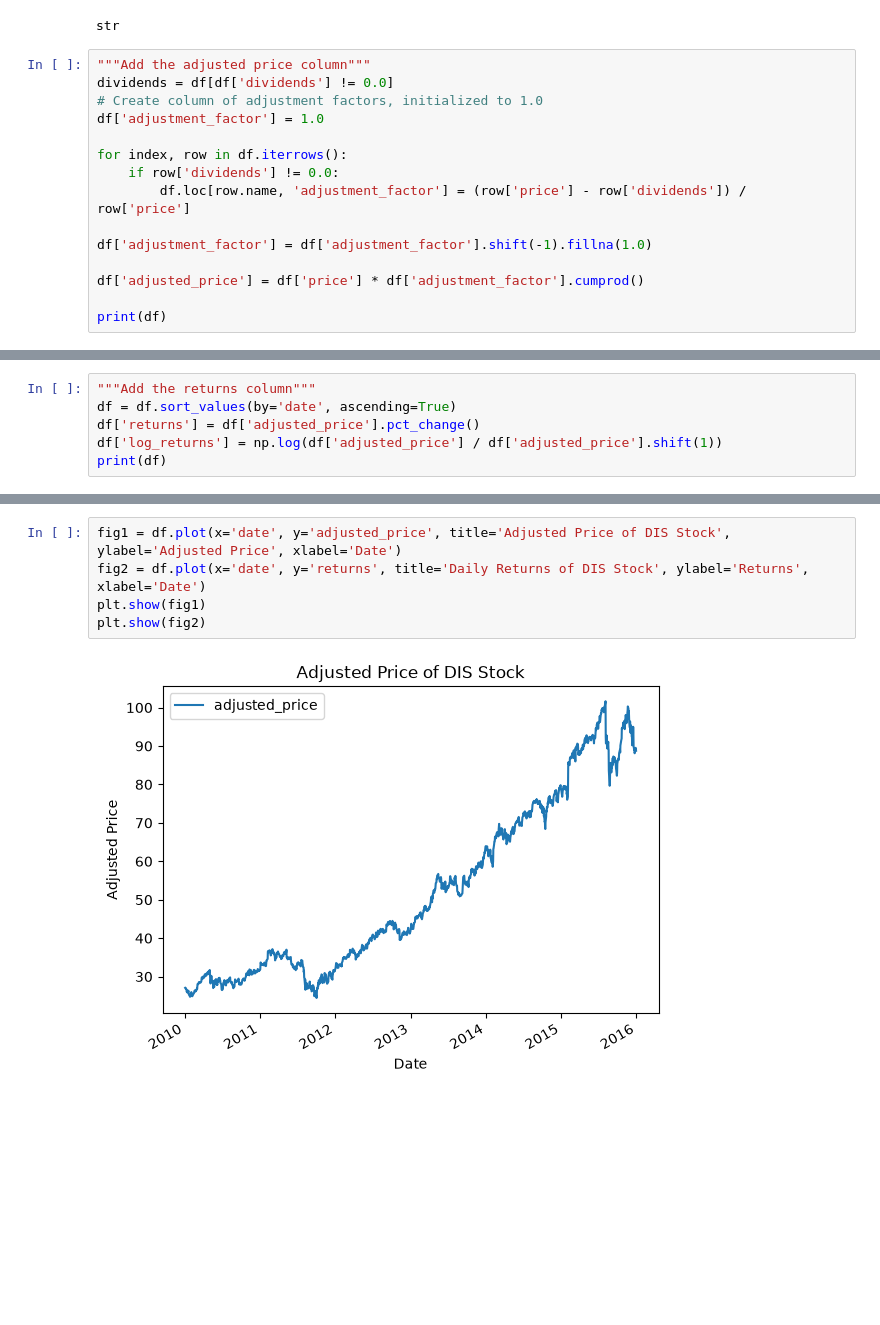
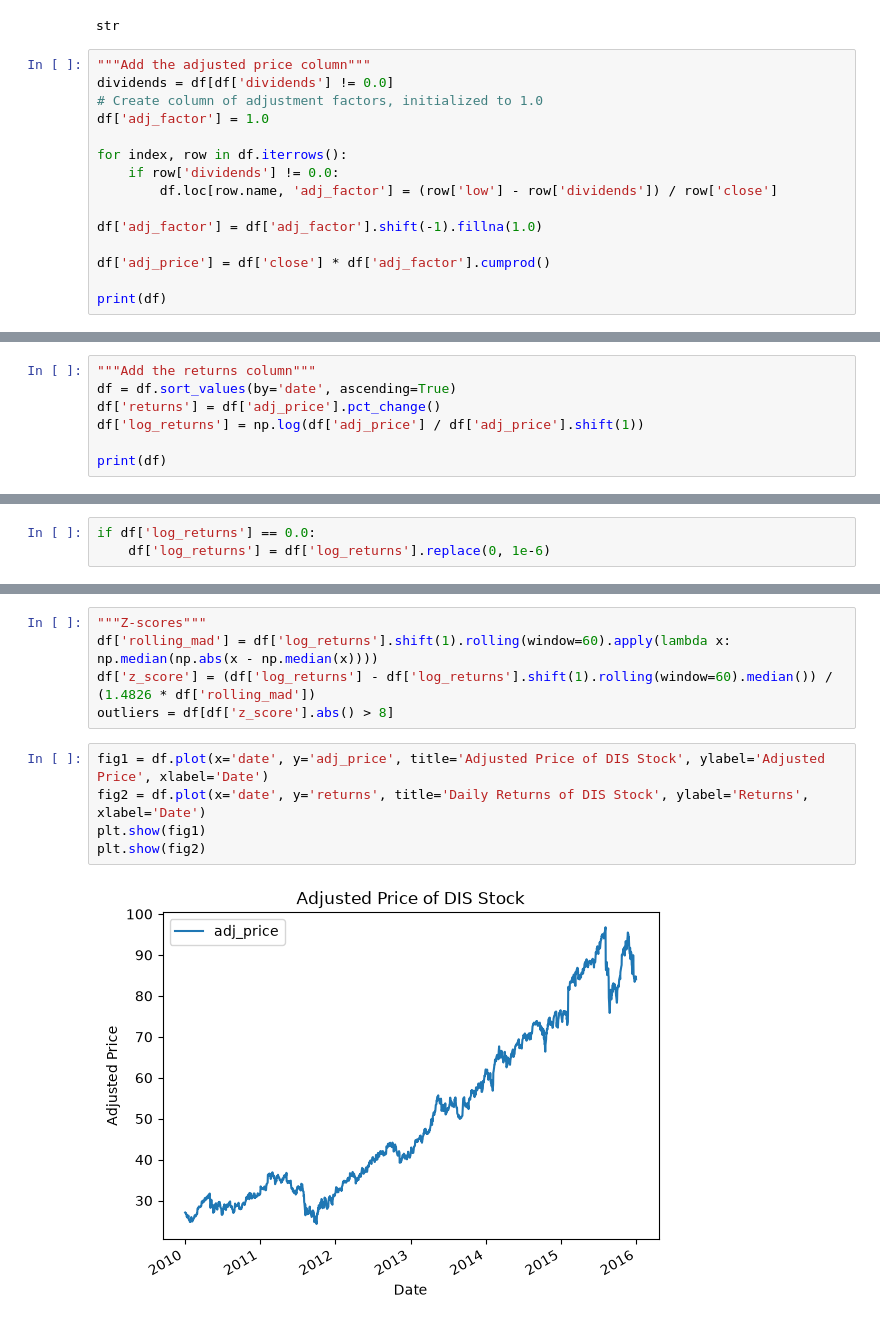
Before and after one commit to sasuvanska/Stock-data-cleaning, a Jupyter notebook: data_cleaning.ipynb, the cells around one changed output, grey strips where cells are left out. Saved outputs shown, nothing was run; the diff lists cells and outputs as text; blank space fills up the shorter version.

Commit message:
z score

```diff
--- a/data_cleaning.ipynb
+++ b/data_cleaning.ipynb
@@ -182,15 +189,15 @@ str
 """Add the adjusted price column"""
 dividends = df[df['dividends'] != 0.0]
 # Create column of adjustment factors, initialized to 1.0
-df['adjustment_factor'] = 1.0
+df['adj_factor'] = 1.0
 
 for index, row in df.iterrows():
     if row['dividends'] != 0.0:
-        df.loc[row.name, 'adjustment_factor'] = (row['price'] - row['dividends']) / row['price']
+        df.loc[row.name, 'adj_factor'] = (row['low'] - row['dividends']) / row['close']
 
-df['adjustment_factor'] = df['adjustment_factor'].shift(-1).fillna(1.0)
+df['adj_factor'] = df['adj_factor'].shift(-1).fillna(1.0)
 
-df['adjusted_price'] = df['price'] * df['adjustment_factor'].cumprod()
+df['adj_price'] = df['close'] * df['adj_factor'].cumprod()
 
 print(df)
 # %% [output]
@@ -237,7 +244,8 @@ Dividend on 2015-12-10 00:00:00: 0.71
 # %%
 """Add the returns column"""
 df = df.sort_values(by='date', ascending=True)
-df['returns'] = df['adjusted_price'].pct_change()
-df['log_returns'] = np.log(df['adjusted_price'] / df['adjusted_price'].shift(1))
+df['returns'] = df['adj_price'].pct_change()
+df['log_returns'] = np.log(df['adj_price'] / df['adj_price'].shift(1))
+
 print(df)
 # %% [output]
@@ -264,0 +269,3 @@ print(df)
+# %%
+if df['log_returns'] == 0.0:
+    df['log_returns'] = df['log_returns'].replace(0, 1e-6)
@@ -265,7 +274,12 @@ print(df)
+# %%
+"""Z-scores"""
+df['rolling_mad'] = df['log_returns'].shift(1).rolling(window=60).apply(lambda x: np.median(np.abs(x - np.median(x))))
+df['z_score'] = (df['log_returns'] - df['log_returns'].shift(1).rolling(window=60).median()) / (1.4826 * df['rolling_mad'])
+outliers = df[df['z_score'].abs() > 8]
 # %%
-fig1 = df.plot(x='date', y='adjusted_price', title='Adjusted Price of DIS Stock', ylabel='Adjusted Price', xlabel='Date')
+fig1 = df.plot(x='date', y='adj_price', title='Adjusted Price of DIS Stock', ylabel='Adjusted Price', xlabel='Date')
 fig2 = df.plot(x='date', y='returns', title='Daily Returns of DIS Stock', ylabel='Returns', xlabel='Date')
 plt.show(fig1)
 plt.show(fig2)
 # %% [output]
-[figure, old version]
+[figure, new version]
```
Also changed, not shown: parts of 12 cells of this notebook.
